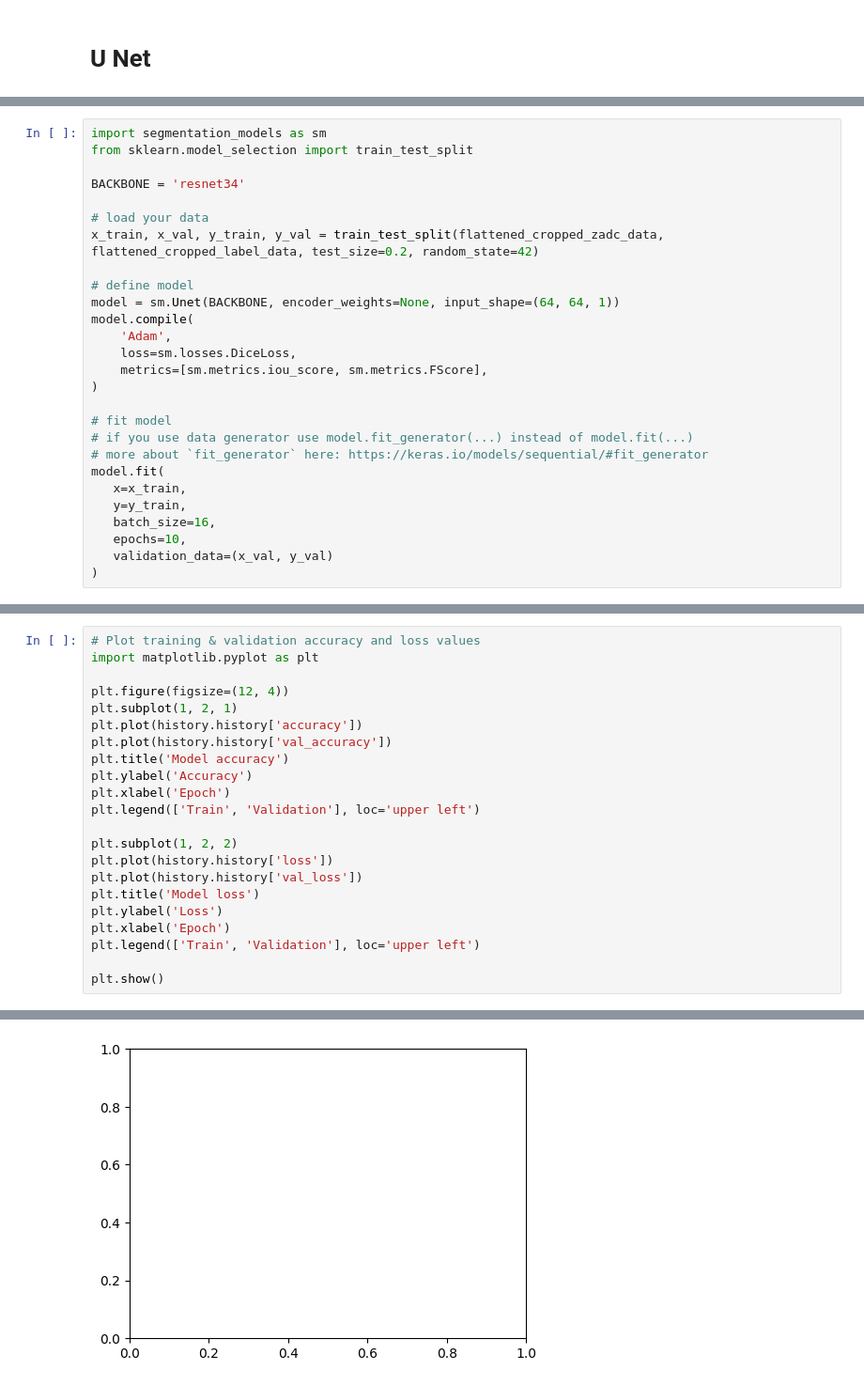
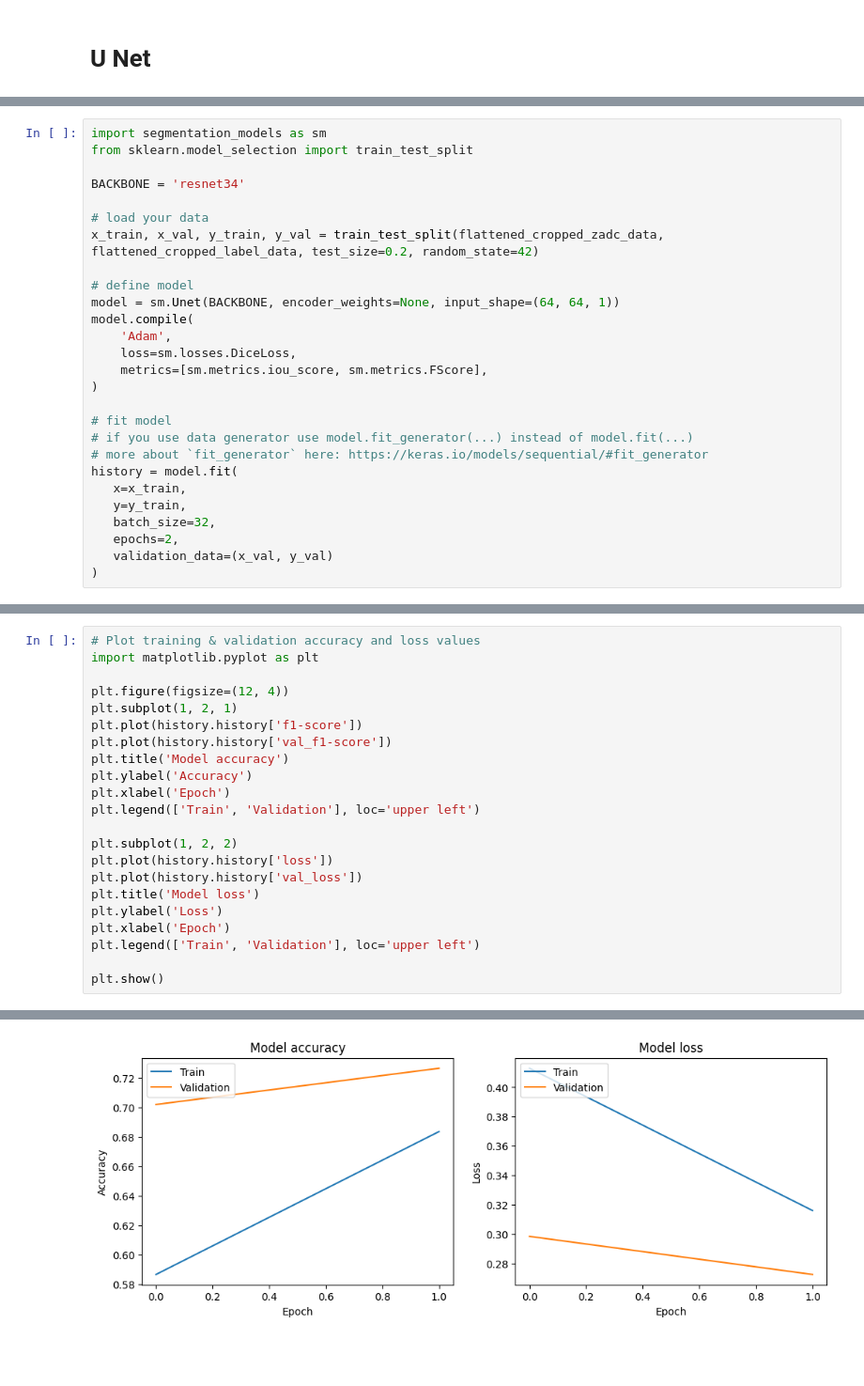
Before and after one commit to reshmaruby/Project, a Jupyter notebook: ProjectV2.ipynb, the cells around one changed output, grey strips where cells are left out. Shown: that part at 94% size. Drawn from its saved outputs; the diff is of its cells as text; blank space fills up the shorter version.

```diff
--- a/ProjectV2.ipynb
+++ b/ProjectV2.ipynb
@@ -229,11 +226,11 @@ model.compile(
 # fit model
 # if you use data generator use model.fit_generator(...) instead of model.fit(...)
 # more about `fit_generator` here: https://keras.io/models/sequential/#fit_generator
-model.fit(
+history = model.fit(
    x=x_train,
    y=y_train,
-   batch_size=16,
-   epochs=10,
+   batch_size=32,
+   epochs=2,
    validation_data=(x_val, y_val)
 )
 # %% [output]
@@ -254,8 +244,8 @@ import matplotlib.pyplot as plt
 
 plt.figure(figsize=(12, 4))
 plt.subplot(1, 2, 1)
-plt.plot(history.history['accuracy'])
-plt.plot(history.history['val_accuracy'])
+plt.plot(history.history['f1-score'])
+plt.plot(history.history['val_f1-score'])
 plt.title('Model accuracy')
 plt.ylabel('Accuracy')
 plt.xlabel('Epoch')
@@ -275 +264 @@ NameError: name 'history' is not defined
-[figure, old version]
+[figure, new version]
```
Also changed, not shown: parts of 6 cells of this notebook.
